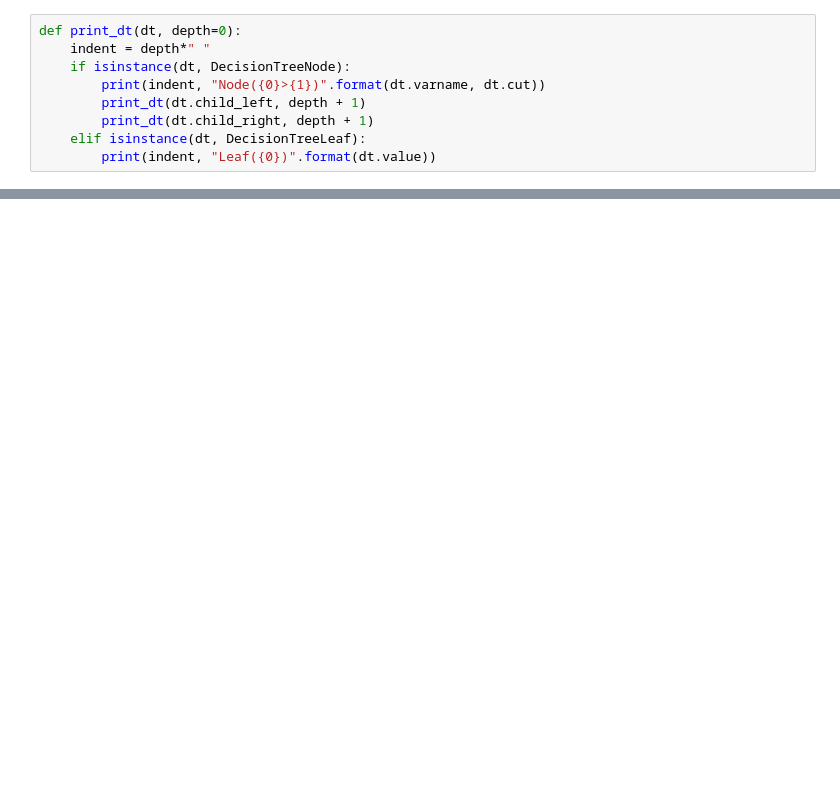
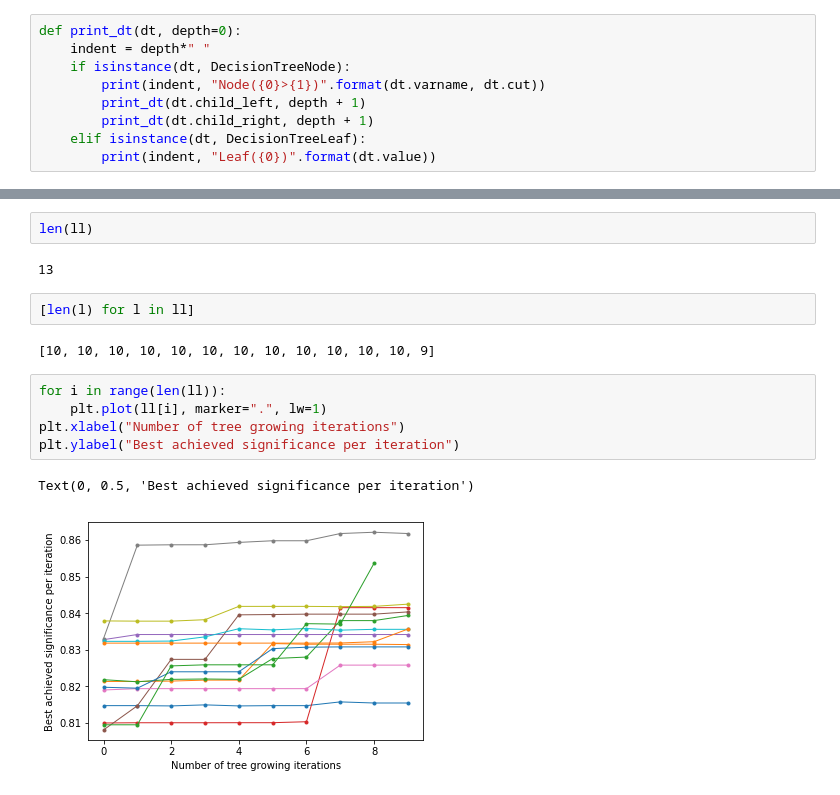
Before and after one commit to jpata/hepaccelerate-cms, a Jupyter notebook: notebook/limits.ipynb, the cells around one changed output, grey strips where cells are left out. Drawn from its saved outputs; the diff is of its cells as text; blank space fills up the shorter version.

```diff
--- a/notebook/limits.ipynb
+++ b/notebook/limits.ipynb
@@ -286,0 +265,16 @@ parameters["baseline"]["categorization_trees"]["previous_best"].make_dot()
+# %%
+len(ll)
+# %% [output]
+13
+# %%
+[len(l) for l in ll]
+# %% [output]
+[10, 10, 10, 10, 10, 10, 10, 10, 10, 10, 10, 10, 9]
+# %%
+for i in range(len(ll)):
+    plt.plot(ll[i], marker=".", lw=1)
+plt.xlabel("Number of tree growing iterations")
+plt.ylabel("Best achieved significance per iteration")
+# %% [output]
+Text(0, 0.5, 'Best achieved significance per iteration')
+[figure, added]
```
Also changed, not shown: parts of 32 cells of this notebook, 3 other files.
